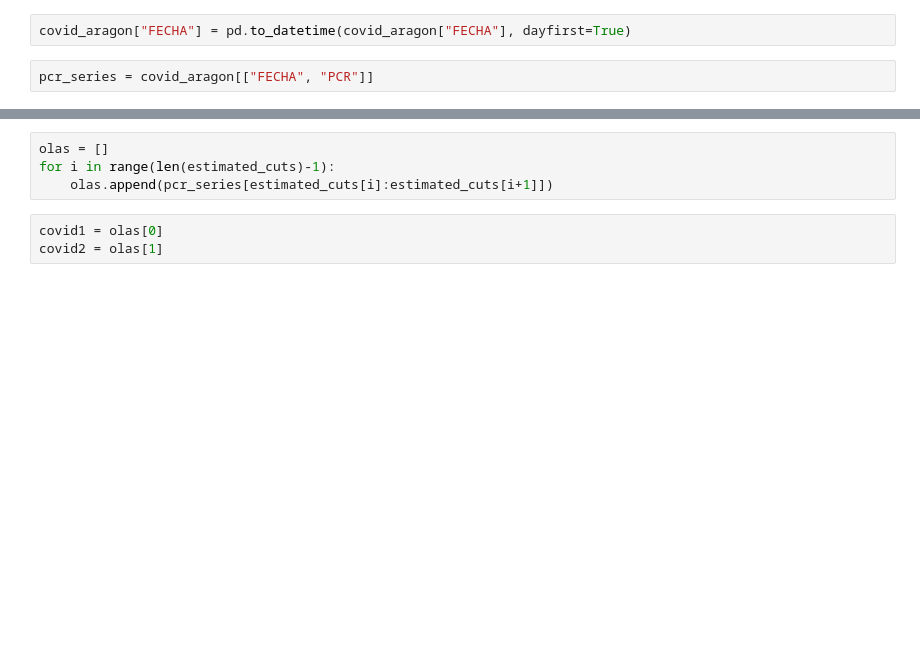
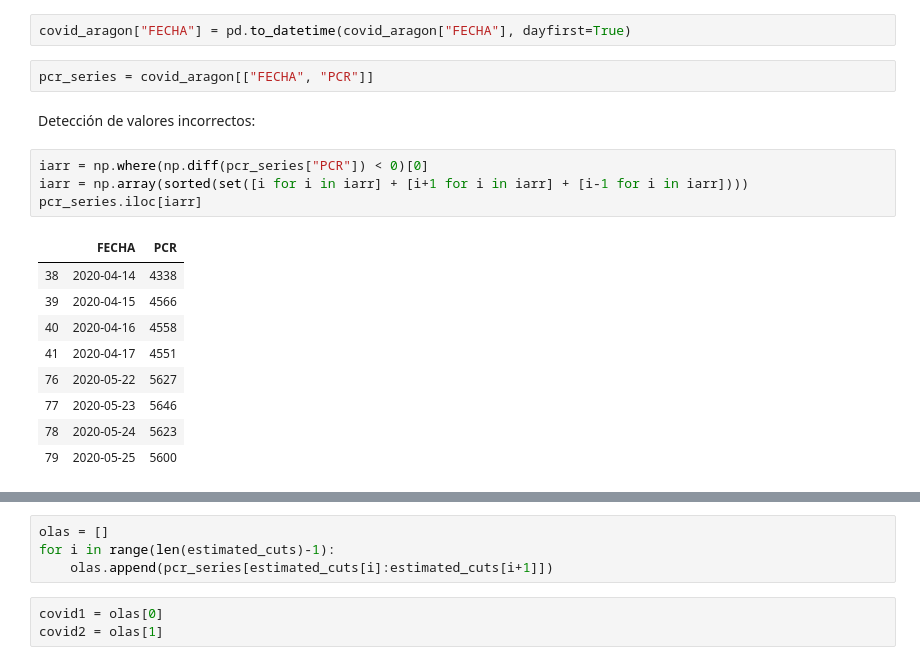
Before and after one commit to RubenIbarrondo/pso, a Jupyter notebook: Obteniendo_las_series.ipynb, the cells around one changed output, grey strips where cells are left out. Saved outputs shown, nothing was run; the diff lists cells and outputs as text; blank space fills up the shorter version.

```diff
--- a/Obteniendo_las_series.ipynb
+++ b/Obteniendo_las_series.ipynb
@@ -27,6 +27,22 @@ covid_aragon
 covid_aragon["FECHA"] = pd.to_datetime(covid_aragon["FECHA"], dayfirst=True)
 # %%
 pcr_series = covid_aragon[["FECHA", "PCR"]]
+# %% [markdown]
+Detección de valores incorrectos:
+# %%
+iarr = np.where(np.diff(pcr_series["PCR"]) < 0)[0]
+iarr = np.array(sorted(set([i for i in iarr] + [i+1 for i in iarr] + [i-1 for i in iarr])))
+pcr_series.iloc[iarr]
+# %% [output]
+|  | FECHA | PCR |
+| 38 | 2020-04-14 | 4338 |
+| 39 | 2020-04-15 | 4566 |
+| 40 | 2020-04-16 | 4558 |
+| 41 | 2020-04-17 | 4551 |
+| 76 | 2020-05-22 | 5627 |
+| 77 | 2020-05-23 | 5646 |
+| 78 | 2020-05-24 | 5623 |
+| 79 | 2020-05-25 | 5600 |
 # %%
 estimated_cuts = [0, 90, 190, 270, 325]
 
```
Also changed, not shown: parts of 4 cells of this notebook, 1 other file.
